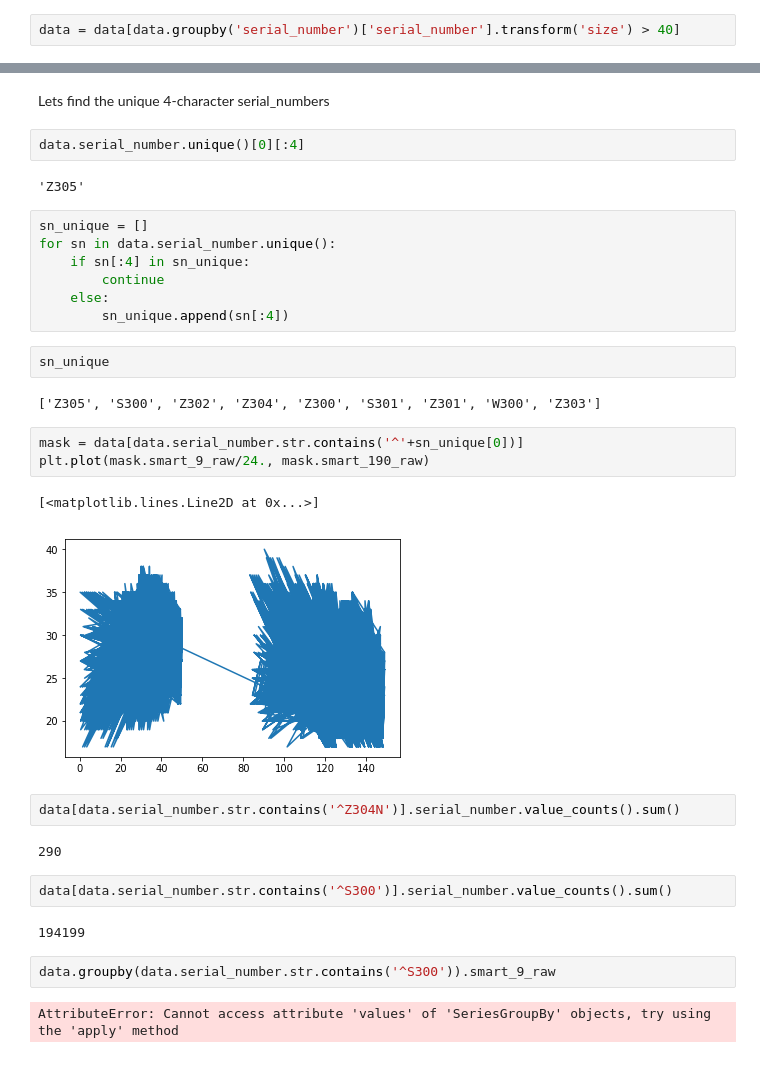
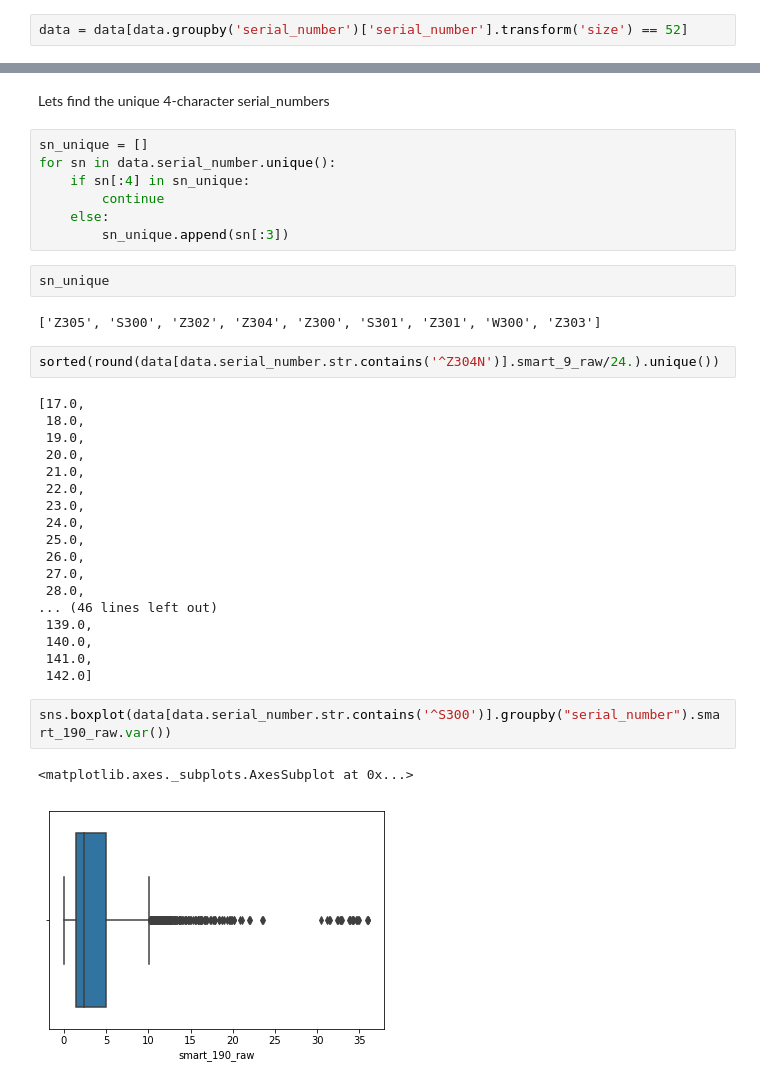
Before and after one commit to akshaykatre/hard_drive, a Jupyter notebook: HardDisk_Data.ipynb, the cells around one changed output, grey strips where cells are left out. Saved outputs shown, nothing was run; the diff lists cells and outputs as text.

```diff
--- a/HardDisk_Data.ipynb
+++ b/HardDisk_Data.ipynb
@@ -222,5 +231,5 @@ From that perspective, lets take only those serial numbers that have at least 40
 # %%
-data = data[data.groupby('serial_number')['serial_number'].transform('size') > 40]
+data = data[data.groupby('serial_number')['serial_number'].transform('size') == 52]
 # %%
 data.serial_number.unique()
 # %% [output]
@@ -229,35 +242,38 @@ array(['Z305B2QN', 'S300Z6K9', 'S300Z6K8', ..., 'Z304HF0Q', 'Z304PCFF',
 # %% [markdown]
 Lets find the unique 4-character serial_numbers
-# %%
-data.serial_number.unique()[0][:4]
-# %% [output]
-'Z305'
 # %%
 sn_unique = []
 for sn in data.serial_number.unique():
     if sn[:4] in sn_unique:
         continue
     else:
-        sn_unique.append(sn[:4])
+        sn_unique.append(sn[:3])
 # %%
 sn_unique
 # %% [output]
 ['Z305', 'S300', 'Z302', 'Z304', 'Z300', 'S301', 'Z301', 'W300', 'Z303']
 # %%
-mask = data[data.serial_number.str.contains('^'+sn_unique[0])]
-plt.plot(mask.smart_9_raw/24., mask.smart_190_raw)
+sorted(round(data[data.serial_number.str.contains('^Z304N')].smart_9_raw/24.).unique())
 # %% [output]
-[<matplotlib.lines.Line2D at 0x...>]
+[17.0,
+ 18.0,
+ 19.0,
+ 20.0,
+ 21.0,
+ 22.0,
+ 23.0,
+ 24.0,
+ 25.0,
+ 26.0,
+ 27.0,
+ 28.0,
+... (46 lines left out)
+ 139.0,
+ 140.0,
+ 141.0,
+ 142.0]
-[figure, removed]
 # %%
-data[data.serial_number.str.contains('^Z304N')].serial_number.value_counts().sum()
+sns.boxplot(data[data.serial_number.str.contains('^S300')].groupby("serial_number").smart_190_raw.var())
 # %% [output]
-290
+<matplotlib.axes._subplots.AxesSubplot at 0x...>
+[figure, added]
-# %%
-data[data.serial_number.str.contains('^S300')].serial_number.value_counts().sum()
-# %% [output]
-194199
-# %%
-data.groupby(data.serial_number.str.contains('^S300')).smart_9_raw
-# %% [output]
-AttributeError: Cannot access attribute 'values' of 'SeriesGroupBy' objects, try using the 'apply' method
```
Also changed, not shown: parts of 6 cells of this notebook, 1 other file.
